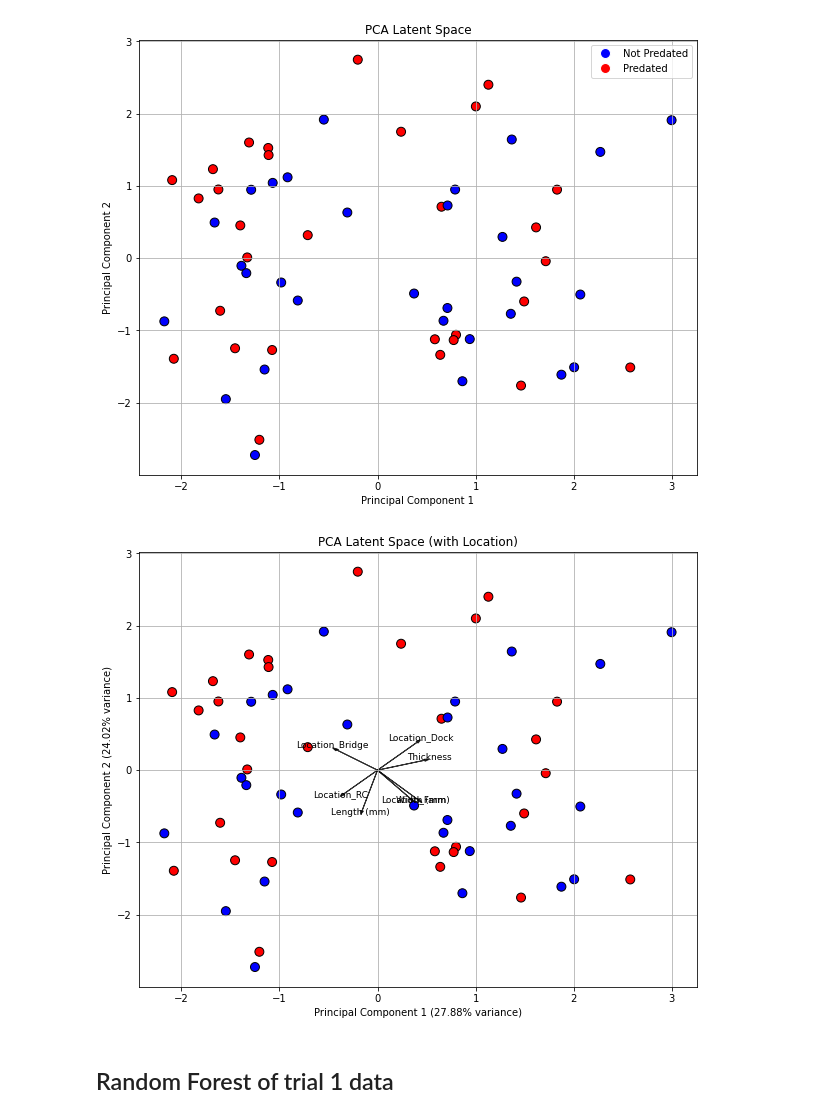
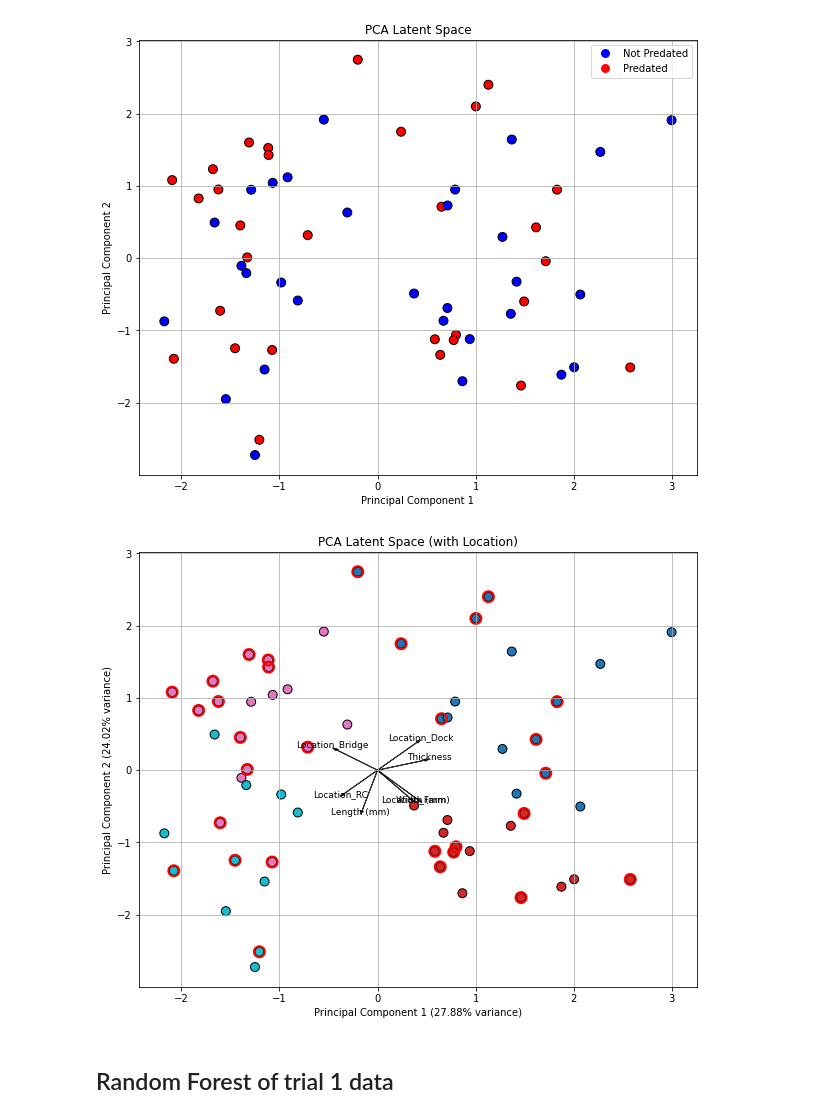
Before and after one commit to henrysun9074/oysterdrill, a Jupyter notebook: code/trial1.ipynb, the cells around one changed output. Saved outputs shown, nothing was run; the diff lists cells and outputs as text; code cells hidden in the pictures.

Commit message:
updating pca figure

```diff
--- a/code/trial1.ipynb
+++ b/code/trial1.ipynb
@@ -148,27 +148,42 @@ plt.show()
 # %%
 explained_variance = pca.explained_variance_ratio_
 plt.figure(figsize=(10, 8))
-colors = latent_df["Predated"].map({0: "blue", 1: "red"})  # Map predation values to colors
+# colors = latent_df["Predated"].map({0: "blue", 1: "red"})  # Map predation values to colors
+from matplotlib import cm
+import matplotlib.colors as mcolors
+locations = data["Location"].unique()
+cmap = cm.get_cmap("tab10", len(locations))  # Choose a colormap
+location_colors = {loc: cmap(i) for i, loc in enumerate(locations)}
+colors = data["Location"].map(location_colors)
+
 
 plt.scatter(latent_df["PC1"], latent_df["PC2"],
             c=colors,
             edgecolor="k",
             s=80)
 plt.title("PCA Latent Space (with Location)")
 plt.xlabel(f"Principal Component 1 ({explained_variance[0]*100:.2f}% variance)")
 plt.ylabel(f"Principal Component 2 ({explained_variance[1]*100:.2f}% variance)")
+
+predated = latent_df["Predated"] == 1  # Boolean mask for predated points
+plt.scatter(latent_df.loc[predated, "PC1"], latent_df.loc[predated, "PC2"],
+            facecolors="none",
+            edgecolors="black",
+            s=120,
+            linewidth=2,
+            label="Predated")
 
 # Add feature arrows
 features_with_location = ["Length (mm)", "Width (mm)", "Thickness"] + encoder.get_feature_names_out(["Location"]).tolist()
 for i, feature in enumerate(features_with_location):
     arrow_x, arrow_y = pca.components_[0, i], pca.components_[1, i]
     plt.arrow(0, 0, arrow_x, arrow_y, color="black", alpha=0.8, head_width=0.03, head_length=0.05)
     plt.text(arrow_x * 1.1, arrow_y * 1.1, feature, color="black", ha="center", fontsize=9)
 
 plt.grid(True)
 plt.show()
 # %% [output]
-[figure, old version]
+[figure, new version]
 # %% [markdown]
 ## Random Forest of trial 1 data
 # %%
```
Also changed, not shown: parts of 1 cell of this notebook.
